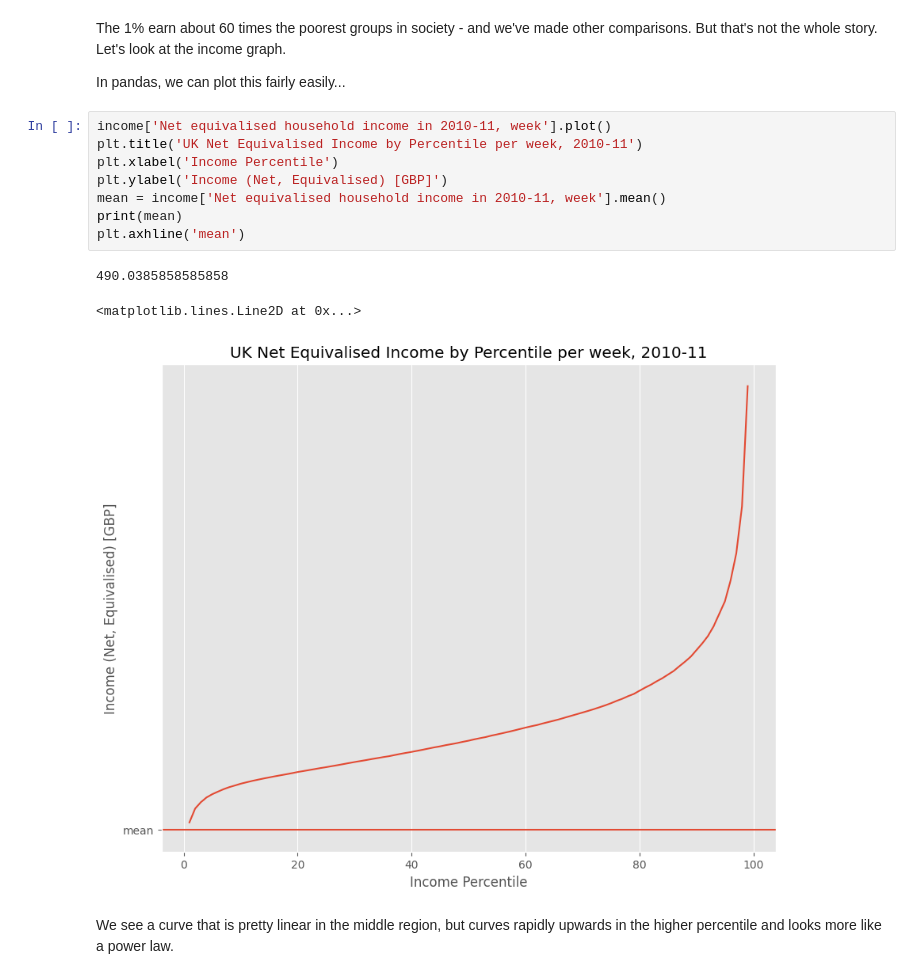
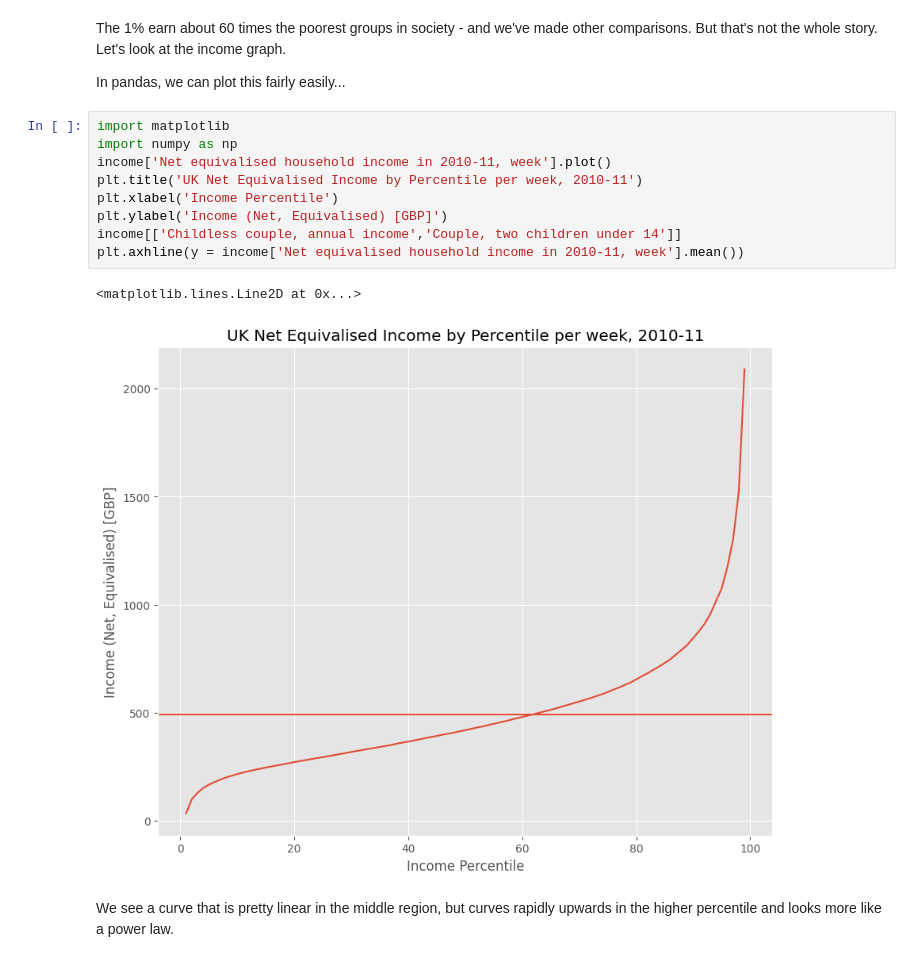
Before and after one commit to danakrasznai/QM2, a Jupyter notebook: notebooks/W02. Pandas.ipynb, the cells around one changed output. Saved outputs shown, nothing was run; the diff lists cells and outputs as text.

```diff
--- a/notebooks/W02. Pandas.ipynb
+++ b/notebooks/W02. Pandas.ipynb
@@ -188,17 +191,17 @@ The 1% earn about 60 times the poorest groups in society - and we've made other
 
 In pandas, we can plot this fairly easily...
 # %%
+import matplotlib
+import numpy as np
 income['Net equivalised household income in 2010-11, week'].plot()
 plt.title('UK Net Equivalised Income by Percentile per week, 2010-11')
 plt.xlabel('Income Percentile')
 plt.ylabel('Income (Net, Equivalised) [GBP]')
-mean = income['Net equivalised household income in 2010-11, week'].mean()
-print(mean)
-plt.axhline('mean')
+income[['Childless couple, annual income','Couple, two children under 14']]
+plt.axhline(y = income['Net equivalised household income in 2010-11, week'].mean())
 # %% [output]
-490.0385858585858
+<matplotlib.lines.Line2D at 0x...>
-<matplotlib.lines.Line2D at 0x...>
-[figure, old version]
+[figure, new version]
 # %% [markdown]
 We see a curve that is pretty linear in the middle region, but curves rapidly upwards in the higher percentile and looks more like a power law.
 # %% [markdown]
```
Also changed, not shown: parts of 9 cells of this notebook.
